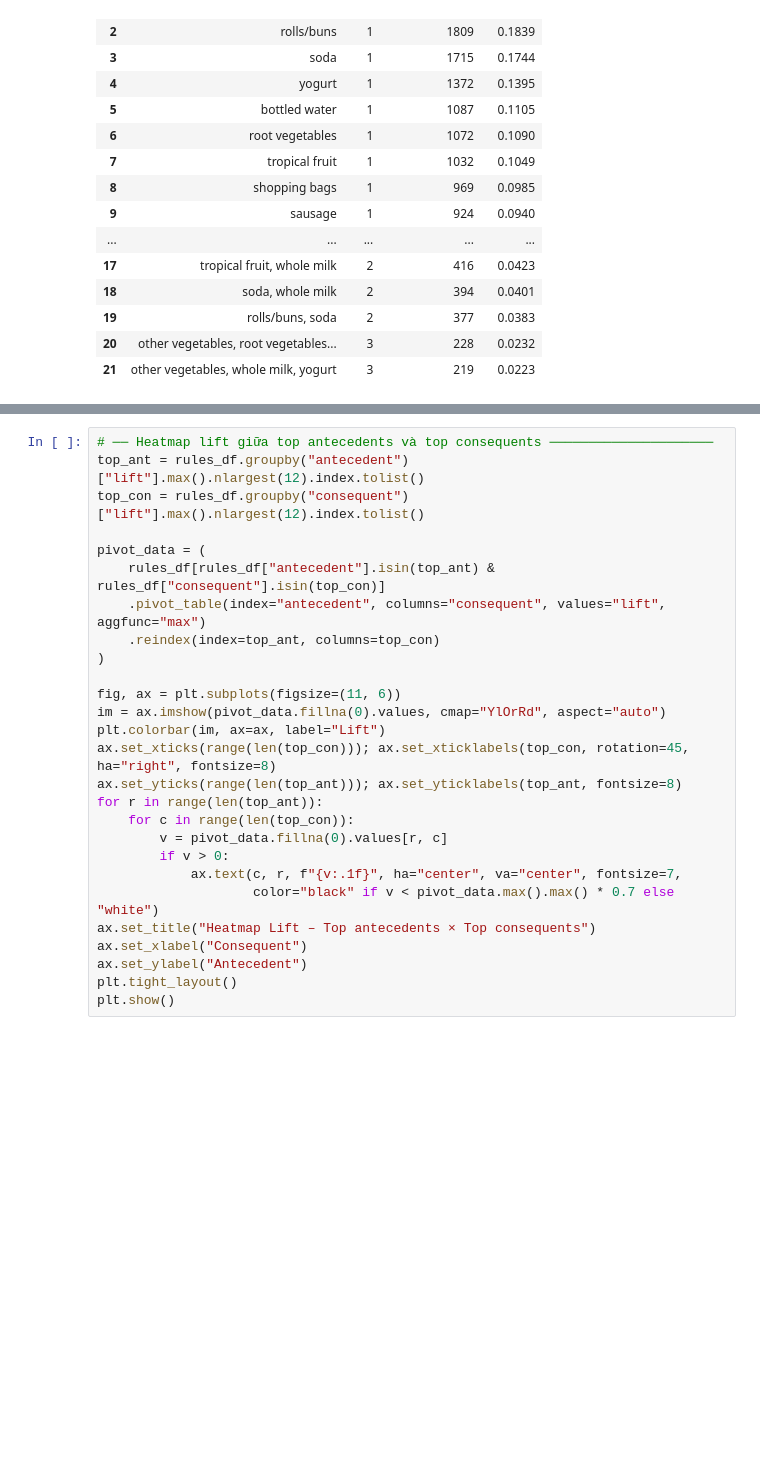
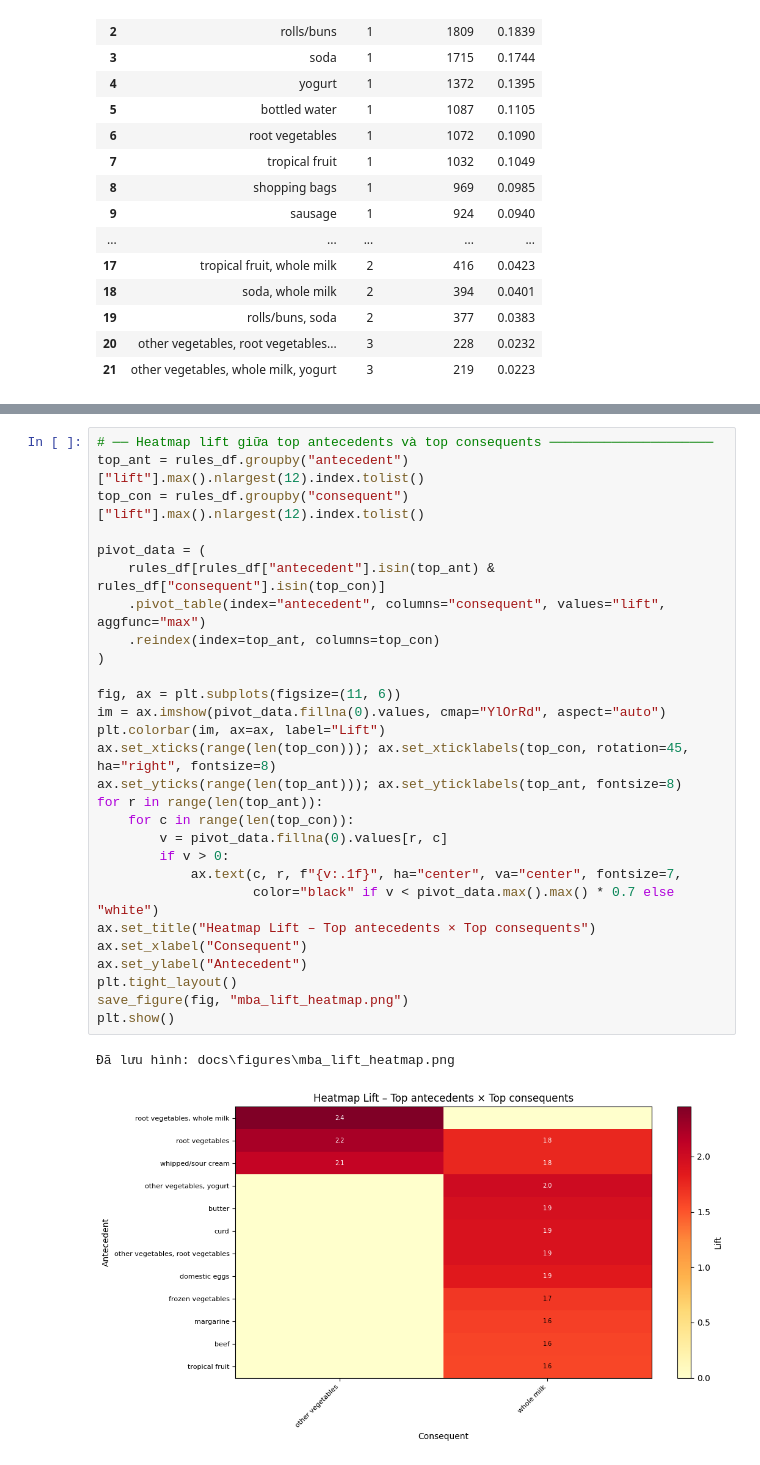
Before and after one commit to thisYui/PrePost, a Jupyter notebook: notebooks/demo.ipynb, the cells around one changed output, grey strips where cells are left out. Saved outputs shown, nothing was run; the diff lists cells and outputs as text; blank space fills up the shorter version.

```diff
--- a/notebooks/demo.ipynb
+++ b/notebooks/demo.ipynb
@@ -762,27 +838,31 @@ display(top10_rules)
 # %%
 # ── Heatmap lift giữa top antecedents và top consequents ─────────────────────
 top_ant = rules_df.groupby("antecedent")["lift"].max().nlargest(12).index.tolist()
 top_con = rules_df.groupby("consequent")["lift"].max().nlargest(12).index.tolist()
 
 pivot_data = (
     rules_df[rules_df["antecedent"].isin(top_ant) & rules_df["consequent"].isin(top_con)]
     .pivot_table(index="antecedent", columns="consequent", values="lift", aggfunc="max")
     .reindex(index=top_ant, columns=top_con)
 )
 
 fig, ax = plt.subplots(figsize=(11, 6))
 im = ax.imshow(pivot_data.fillna(0).values, cmap="YlOrRd", aspect="auto")
 plt.colorbar(im, ax=ax, label="Lift")
 ax.set_xticks(range(len(top_con))); ax.set_xticklabels(top_con, rotation=45, ha="right", fontsize=8)
 ax.set_yticks(range(len(top_ant))); ax.set_yticklabels(top_ant, fontsize=8)
 for r in range(len(top_ant)):
     for c in range(len(top_con)):
         v = pivot_data.fillna(0).values[r, c]
         if v > 0:
             ax.text(c, r, f"{v:.1f}", ha="center", va="center", fontsize=7,
                     color="black" if v < pivot_data.max().max() * 0.7 else "white")
 ax.set_title("Heatmap Lift – Top antecedents × Top consequents")
 ax.set_xlabel("Consequent")
 ax.set_ylabel("Antecedent")
 plt.tight_layout()
+save_figure(fig, "mba_lift_heatmap.png")
 plt.show()
+# %% [output]
+Đã lưu hình: docs\figures\mba_lift_heatmap.png
+[figure, added]
```
Also changed, not shown: parts of 25 cells of this notebook, 9 other files.
